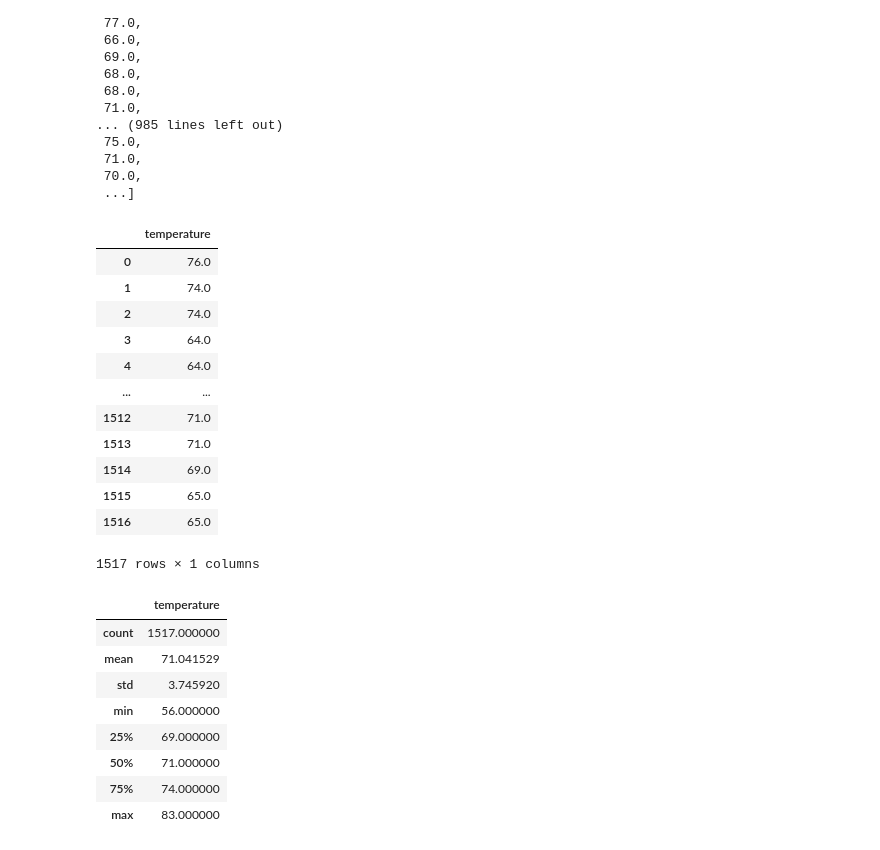
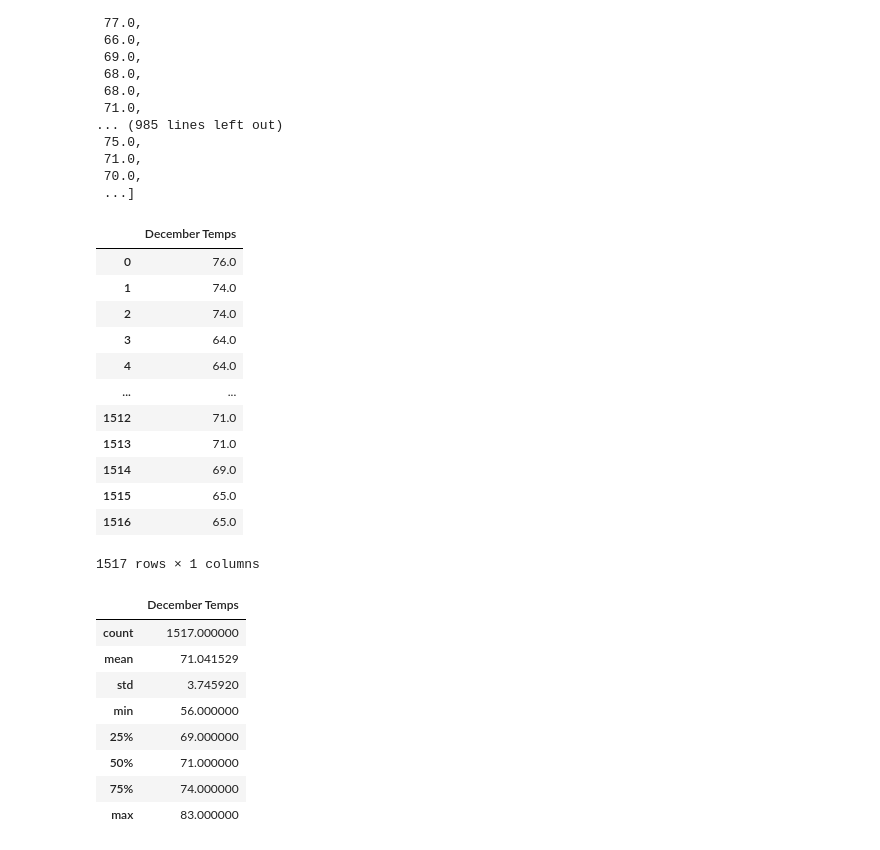
Before and after one commit to Elewekeadanma/surfs_up, a Jupyter notebook: SurfsUp_Challenge.ipynb, the cells around one changed output. Cells and saved outputs as stored; diff of their text form; code cells hidden in the pictures.

```diff
--- a/SurfsUp_Challenge.ipynb
+++ b/SurfsUp_Challenge.ipynb
@@ -127,10 +143,10 @@ dec_temps_list
  ...]
 # %%
 # 8. Create a DataFrame from the list of temperatures for the month of December.
-dec_df= pd.DataFrame(dec_temps_list, columns=['temperature'])
+dec_df= pd.DataFrame(dec_temps_list, columns=['December Temps'])
 dec_df
 # %% [output]
-|  | temperature |
+|  | December Temps |
 | 0 | 76.0 |
 | 1 | 74.0 |
 | 2 | 74.0 |
@@ -147,7 +163,7 @@ dec_df
 # 9. Calculate and print out the summary statistics for the Decemeber temperature DataFrame.
 dec_df.describe()
 # %% [output]
-|  | temperature |
+|  | December Temps |
 | count | 1517.000000 |
 | mean | 71.041529 |
 | std | 3.745920 |
```
Also changed, not shown: parts of 6 cells of this notebook.
